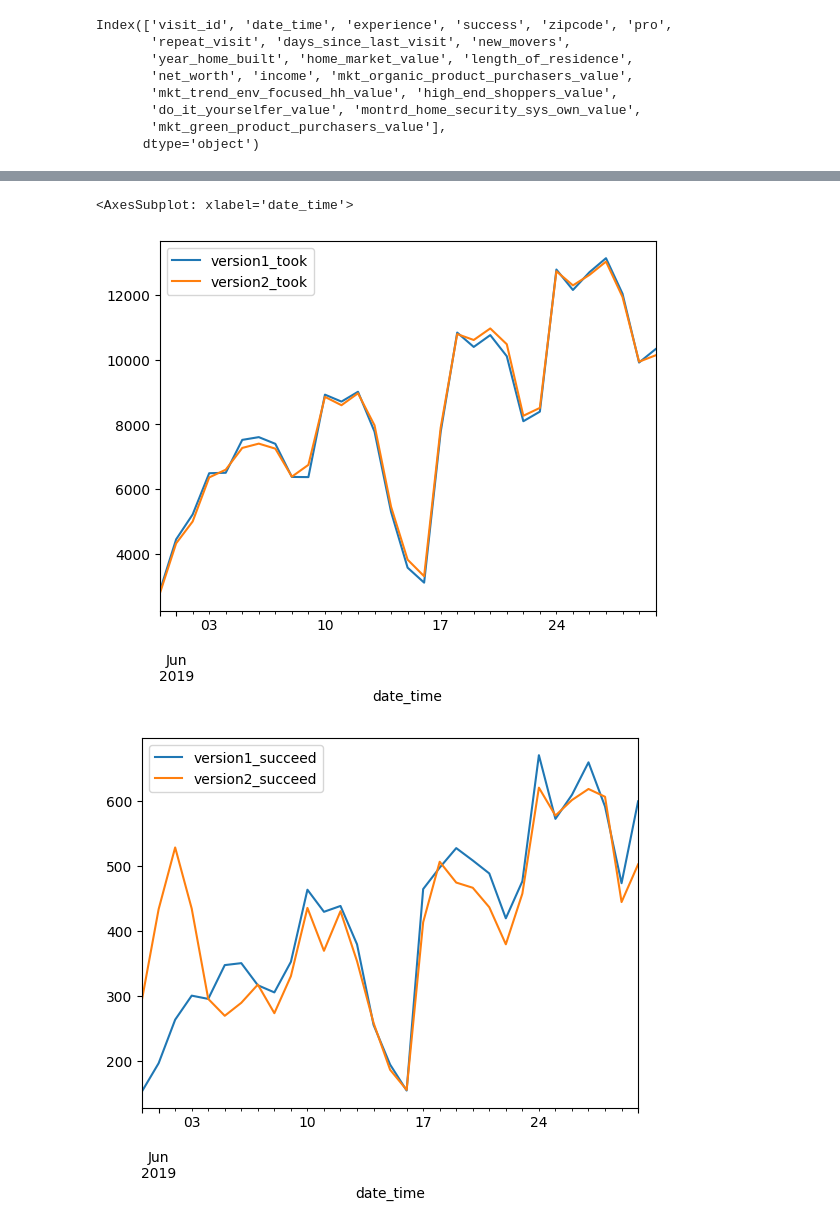
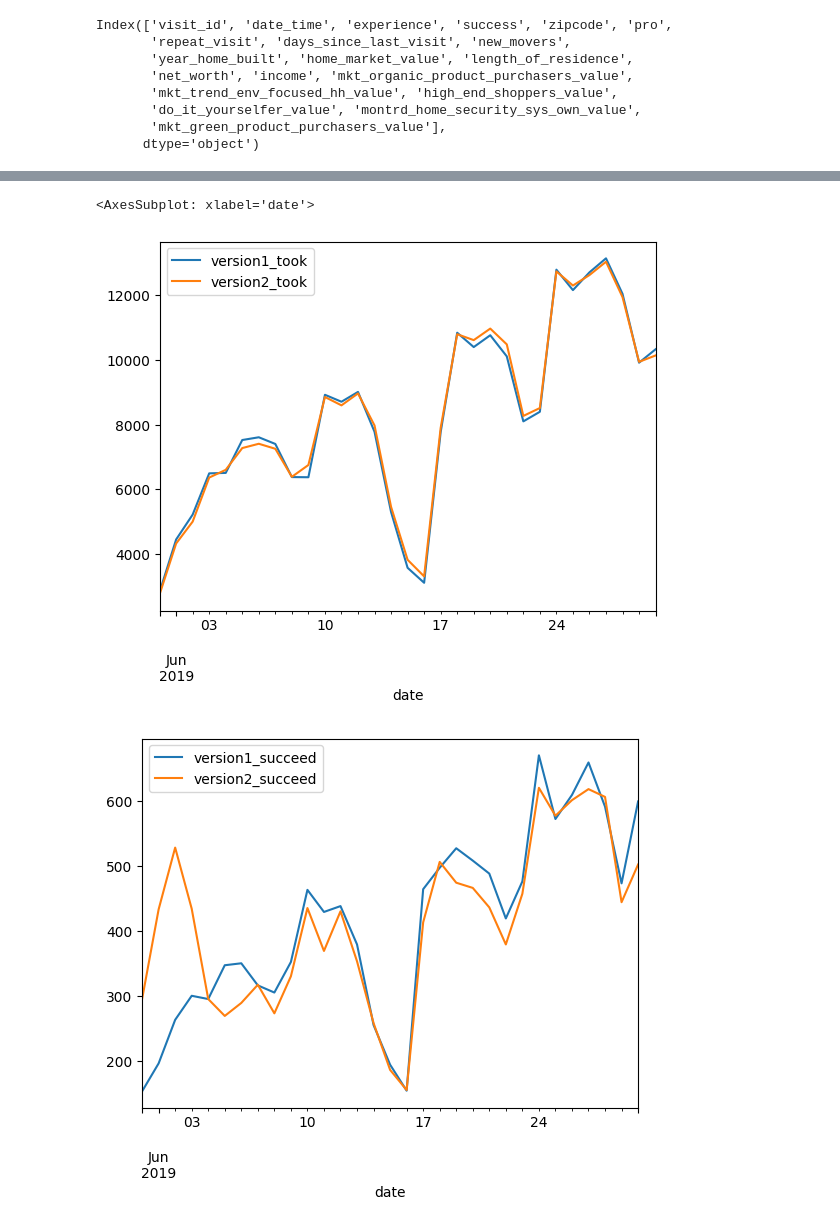
Before and after one commit to ykaitao/reinforcement-learning-for-recommendation, a Jupyter notebook: notebooks/multi-armed-bandit.ipynb, the cells around one changed output, grey strips where cells are left out. Saved outputs shown, nothing was run; the diff lists cells and outputs as text; code cells hidden in the pictures.

```diff
--- a/notebooks/multi-armed-bandit.ipynb
+++ b/notebooks/multi-armed-bandit.ipynb
@@ -37,6 +37,7 @@ df["version1_succeed"] = df.apply(
 df["version2_succeed"] = df.apply(
     func=(lambda row: int(row.experience == "version2" and row.success == 1)), axis=1
 )
+df["date"] = df["date_time"].dt.floor("d")
 # %%
 df_mab = df[
     [
@@ -84,28 +92,27 @@ df_mab_daily[["version1_value", "version2_value"]].plot()
 # %%
 df_mab_daily = df[
     [
-        "date_time",
+        "date",
         "version1_took",
         "version2_took",
         "version1_succeed",
         "version2_succeed",
     ]
 ].copy()
 
-df_mab_daily["date_time"] = df_mab_daily["date_time"].dt.floor('d')
-df_mab_daily = df_mab_daily.groupby("date_time", as_index=True).agg("sum")
-df_mab_daily = df_mab_daily.sort_index()#.cumsum()
+df_mab_daily = df_mab_daily.groupby("date", as_index=True).agg("sum")
+df_mab_daily = df_mab_daily.sort_index()  # .cumsum()
 df_mab_daily["version1_value"] = (
     df_mab_daily["version1_succeed"] / df_mab_daily["version1_took"]
 )
 df_mab_daily["version2_value"] = (
     df_mab_daily["version2_succeed"] / df_mab_daily["version2_took"]
 )
 
 df_mab_daily[["version1_took", "version2_took"]].plot()
 df_mab_daily[["version1_succeed", "version2_succeed"]].plot()
 df_mab_daily[["version1_value", "version2_value"]].plot()
 # %% [output]
-<AxesSubplot: xlabel='date_time'>
+<AxesSubplot: xlabel='date'>
-[figure, old version]
+[figure, new version]
-[figure, old version]
+[figure, new version]
```
Also changed, not shown: parts of 12 cells of this notebook.
